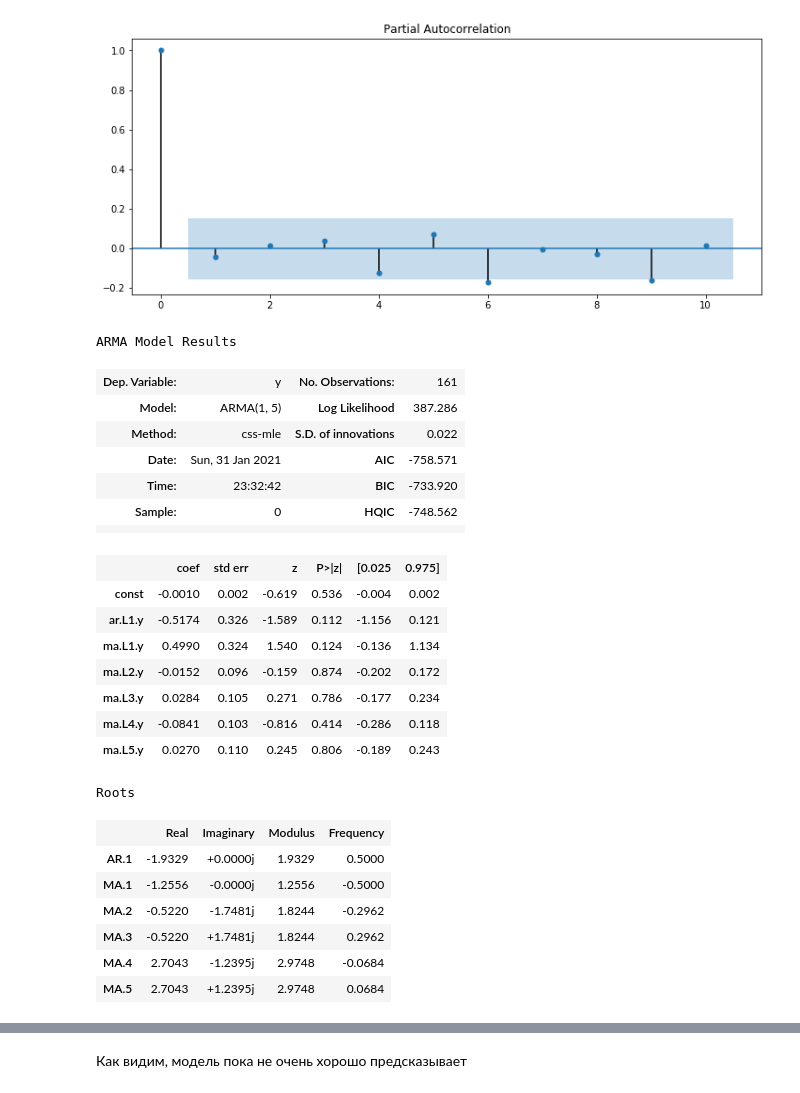
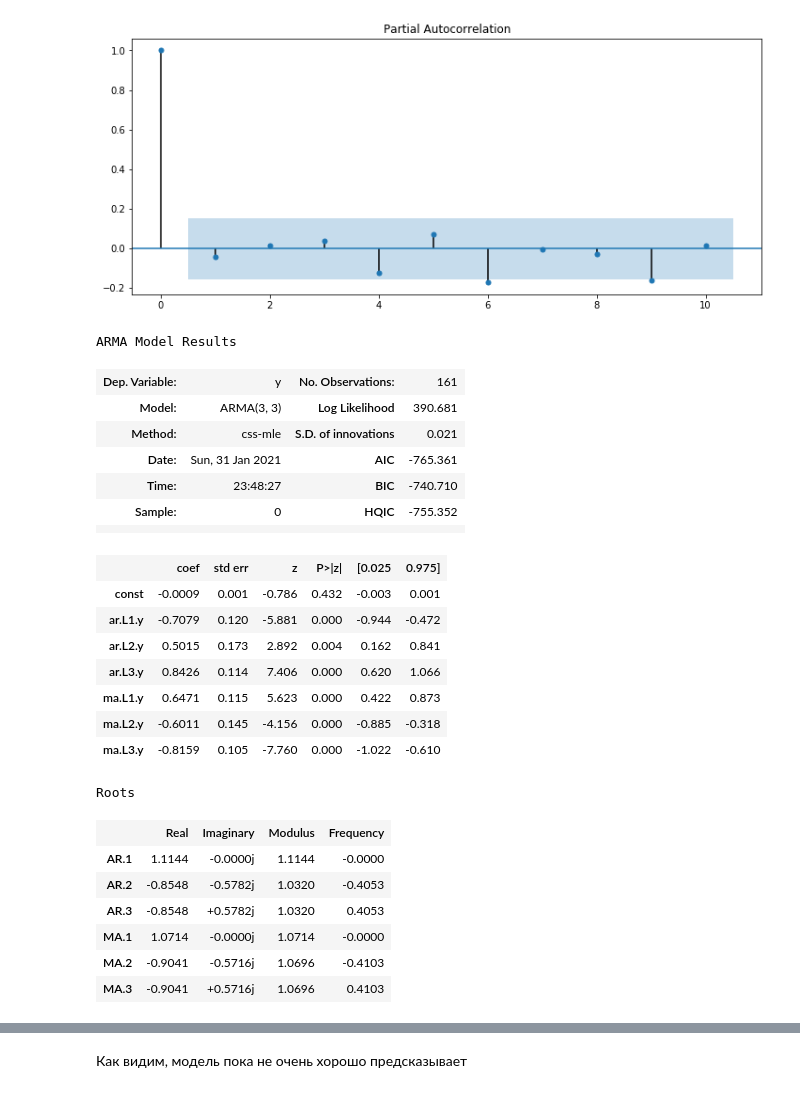
Before and after one commit to EvgenyRostovtsev/ML_Netology, a Jupyter notebook: TS3/HWTS3.ipynb, the cells around one changed output, grey strips where cells are left out. Cells and saved outputs as stored; diff of their text form; code cells hidden in the pictures.

```diff
--- a/TS3/HWTS3.ipynb
+++ b/TS3/HWTS3.ipynb
@@ -109,33 +109,33 @@ plt.show()
 # %%
 from statsmodels.tsa.arima_model import ARMA
 
-ar1 = ARMA(tuple(udiff['weekly_ret'].values), (1, 5)).fit()
+ar1 = ARMA(tuple(udiff['weekly_ret'].values), (3, 3)).fit()
 ar1.summary()
 # %% [output]
 ARMA Model Results
 | Dep. Variable: | y | No. Observations: | 161 |
-| Model: | ARMA(1, 5) | Log Likelihood | 387.286 |
-| Method: | css-mle | S.D. of innovations | 0.022 |
-| Date: | Sun, 31 Jan 2021 | AIC | -758.571 |
-| Time: | 23:32:42 | BIC | -733.920 |
-| Sample: | 0 | HQIC | -748.562 |
+| Model: | ARMA(3, 3) | Log Likelihood | 390.681 |
+| Method: | css-mle | S.D. of innovations | 0.021 |
+| Date: | Sun, 31 Jan 2021 | AIC | -765.361 |
+| Time: | 23:48:27 | BIC | -740.710 |
+| Sample: | 0 | HQIC | -755.352 |
 |  |  |  |  |
 |  | coef | std err | z | P>|z| | [0.025 | 0.975] |
-| const | -0.0010 | 0.002 | -0.619 | 0.536 | -0.004 | 0.002 |
-| ar.L1.y | -0.5174 | 0.326 | -1.589 | 0.112 | -1.156 | 0.121 |
-| ma.L1.y | 0.4990 | 0.324 | 1.540 | 0.124 | -0.136 | 1.134 |
-| ma.L2.y | -0.0152 | 0.096 | -0.159 | 0.874 | -0.202 | 0.172 |
-| ma.L3.y | 0.0284 | 0.105 | 0.271 | 0.786 | -0.177 | 0.234 |
-| ma.L4.y | -0.0841 | 0.103 | -0.816 | 0.414 | -0.286 | 0.118 |
-| ma.L5.y | 0.0270 | 0.110 | 0.245 | 0.806 | -0.189 | 0.243 |
+| const | -0.0009 | 0.001 | -0.786 | 0.432 | -0.003 | 0.001 |
+| ar.L1.y | -0.7079 | 0.120 | -5.881 | 0.000 | -0.944 | -0.472 |
+| ar.L2.y | 0.5015 | 0.173 | 2.892 | 0.004 | 0.162 | 0.841 |
+| ar.L3.y | 0.8426 | 0.114 | 7.406 | 0.000 | 0.620 | 1.066 |
+| ma.L1.y | 0.6471 | 0.115 | 5.623 | 0.000 | 0.422 | 0.873 |
+| ma.L2.y | -0.6011 | 0.145 | -4.156 | 0.000 | -0.885 | -0.318 |
+| ma.L3.y | -0.8159 | 0.105 | -7.760 | 0.000 | -1.022 | -0.610 |
 Roots
 |  | Real | Imaginary | Modulus | Frequency |
-| AR.1 | -1.9329 | +0.0000j | 1.9329 | 0.5000 |
-| MA.1 | -1.2556 | -0.0000j | 1.2556 | -0.5000 |
-| MA.2 | -0.5220 | -1.7481j | 1.8244 | -0.2962 |
-| MA.3 | -0.5220 | +1.7481j | 1.8244 | 0.2962 |
-| MA.4 | 2.7043 | -1.2395j | 2.9748 | -0.0684 |
-| MA.5 | 2.7043 | +1.2395j | 2.9748 | 0.0684 |
+| AR.1 | 1.1144 | -0.0000j | 1.1144 | -0.0000 |
+| AR.2 | -0.8548 | -0.5782j | 1.0320 | -0.4053 |
+| AR.3 | -0.8548 | +0.5782j | 1.0320 | 0.4053 |
+| MA.1 | 1.0714 | -0.0000j | 1.0714 | -0.0000 |
+| MA.2 | -0.9041 | -0.5716j | 1.0696 | -0.4103 |
+| MA.3 | -0.9041 | +0.5716j | 1.0696 | 0.4103 |
 # %%
 plt.figure(figsize=(12, 8))
 plt.plot(udiff['weekly_ret'].values, color='blue')
```
Also changed, not shown: parts of 5 cells of this notebook.
